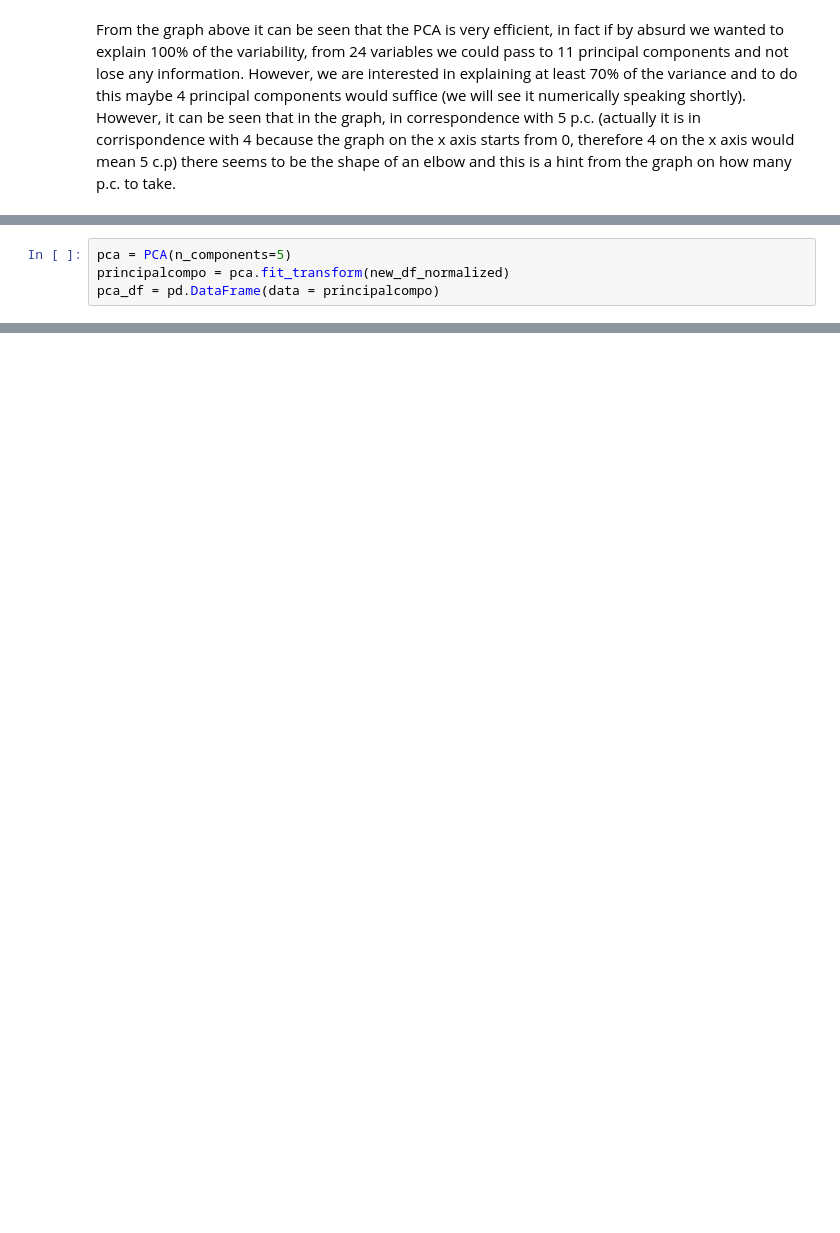
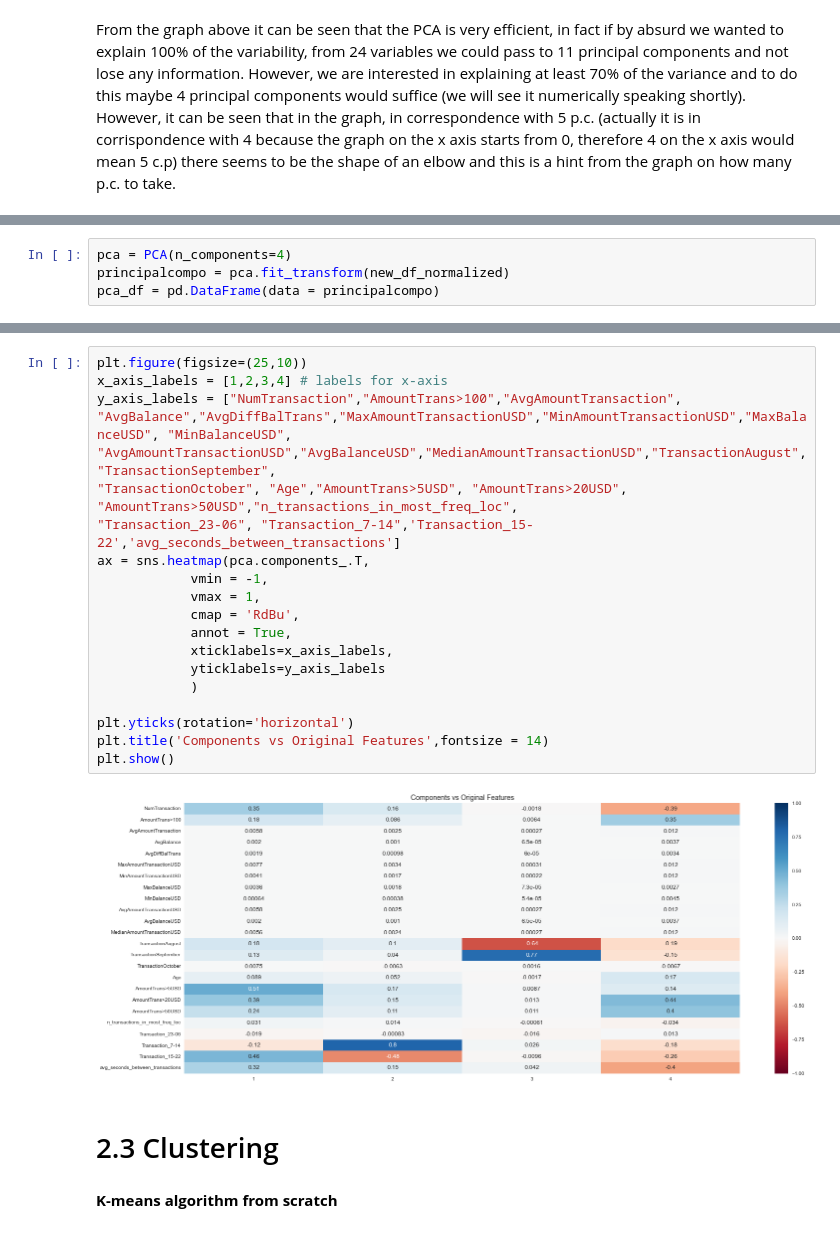
Before and after one commit to Gianlufrez/ADM_HW4, a Jupyter notebook: Question_2_adm.ipynb, the cells around one changed output, grey strips where cells are left out. Saved outputs shown, nothing was run; the diff lists cells and outputs as text; blank space fills up the shorter version.

```diff
--- a/Question_2_adm.ipynb
+++ b/Question_2_adm.ipynb
@@ -580,5 +569,5 @@ Now let's look at how much variance is explained by the principal components and
 # %%
-pca = PCA(n_components=5)
+pca = PCA(n_components=4)
 principalcompo = pca.fit_transform(new_df_normalized)
 pca_df = pd.DataFrame(data = principalcompo)
 # %%
@@ -610,0 +598,26 @@ pca_df.head(10)
+# %%
+plt.figure(figsize=(25,10))
+x_axis_labels = [1,2,3,4] # labels for x-axis
+y_axis_labels = ["NumTransaction","AmountTrans>100","AvgAmountTransaction",
+"AvgBalance","AvgDiffBalTrans","MaxAmountTransactionUSD","MinAmountTransactionUSD","MaxBalanceUSD", "MinBalanceUSD",
+"AvgAmountTransactionUSD","AvgBalanceUSD","MedianAmountTransactionUSD","TransactionAugust","TransactionSeptember",
+"TransactionOctober", "Age","AmountTrans>5USD", "AmountTrans>20USD", "AmountTrans>50USD","n_transactions_in_most_freq_loc",
+"Transaction_23-06", "Transaction_7-14",'Transaction_15-22','avg_seconds_between_transactions']
+ax = sns.heatmap(pca.components_.T,
+            vmin = -1,
+            vmax = 1,
+            cmap = 'RdBu',
+            annot = True,
+            xticklabels=x_axis_labels,
+            yticklabels=y_axis_labels
+            )
+
+plt.yticks(rotation='horizontal')
+plt.title('Components vs Original Features',fontsize = 14)
+plt.show()
+# %% [output]
+[figure, added]
+# %% [markdown]
+# 2.3 Clustering
+# %% [markdown]
+**K-means algorithm from scratch**
```
Also changed, not shown: parts of 46 cells of this notebook.
